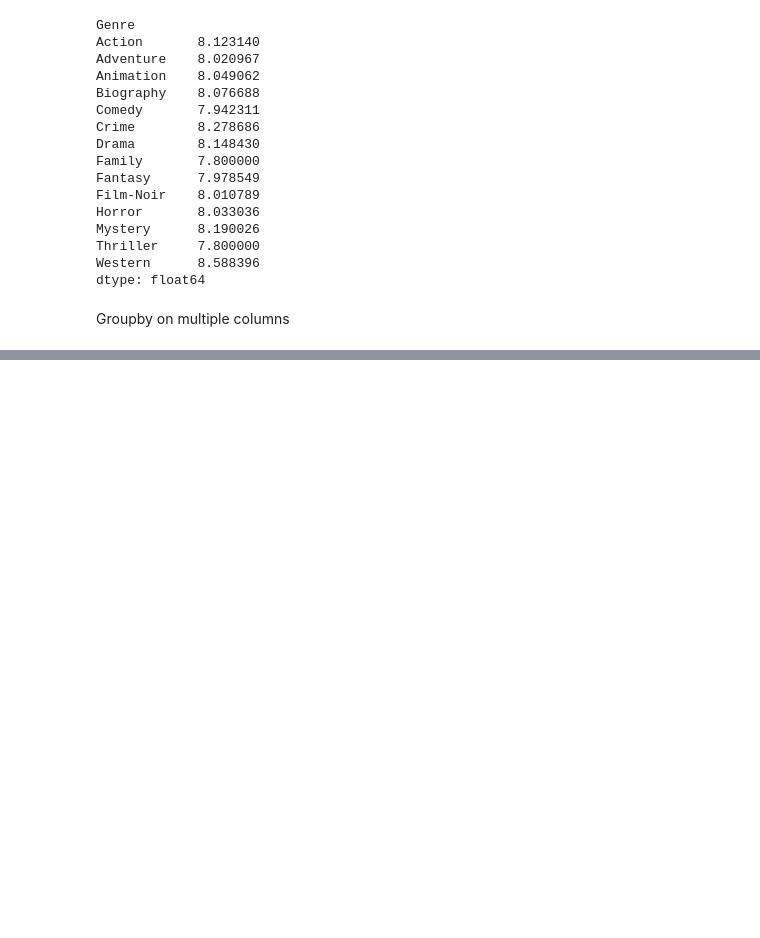
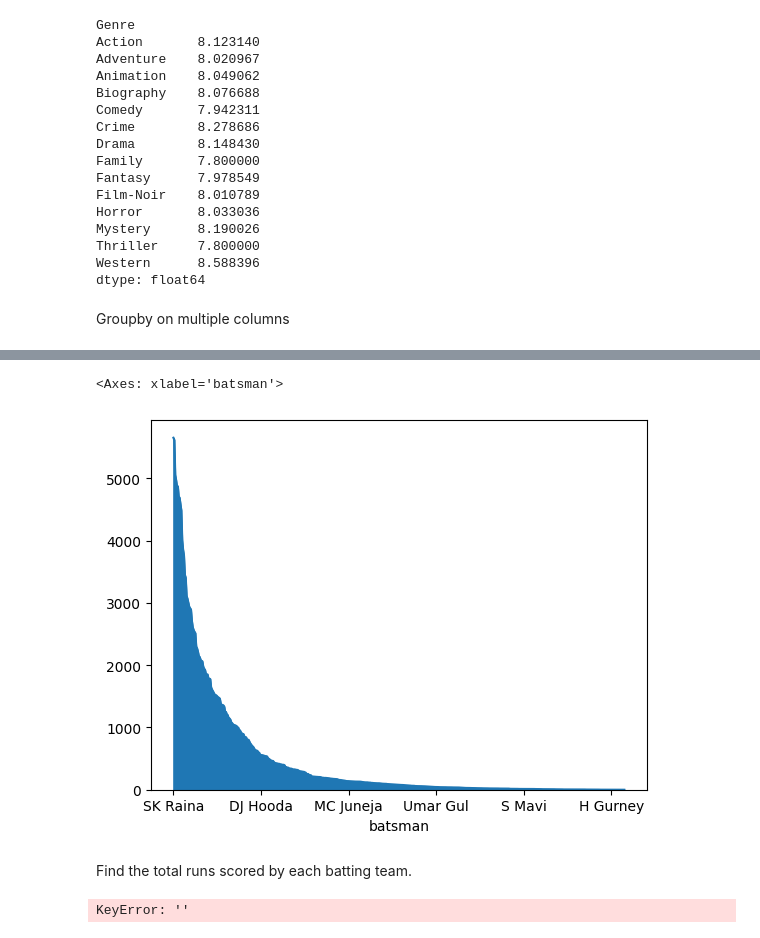
Before and after one commit to Ganesh20000/100_day_of_code, a Jupyter notebook: pandas/session19.ipynb, the cells around one changed output, grey strips where cells are left out. Drawn from its saved outputs; the diff is of its cells as text; code cells hidden in the pictures; blank space fills up the shorter version.

```diff
--- a/pandas/session19.ipynb
+++ b/pandas/session19.ipynb
@@ -6,3 +4,5 @@ import numpy as np
+# %%
+df= pd.read_csv(r'./datasets/deliveries.csv')
 # %%
 m= pd.read_csv(r'./datasets/imdb-top-1000.csv')
 # %%
@@ -419,0 +704,11 @@ Groupby on multiple columns
+# %%
+df.groupby('batsman')['total_runs'].sum().sort_values(ascending=0).plot(kind='area')
+# %% [output]
+<Axes: xlabel='batsman'>
+[figure, added]
+# %% [markdown]
+Find the total runs scored by each batting team.
+# %%
+df.groupby('')
+# %% [output]
+KeyError: ''
```
Also changed, not shown: parts of 40 cells of this notebook, 3 other files.
